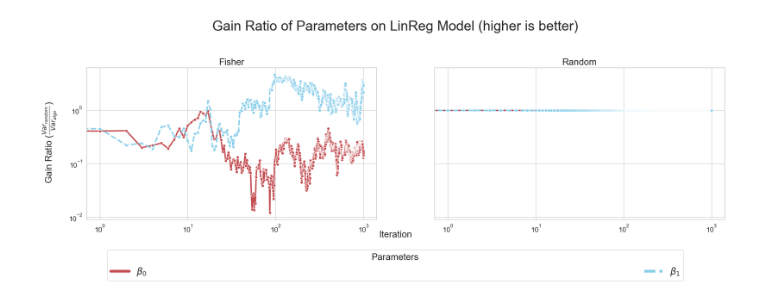
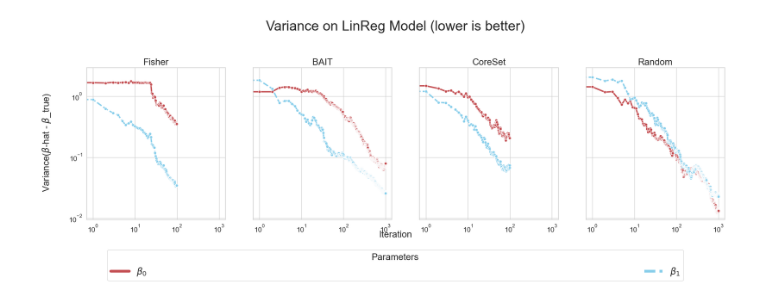
Before and after one commit to pingle14/ActiveLearningProj, a Jupyter notebook: notebook_analysis/plot_maker.ipynb, the cells around one changed output. Saved outputs shown, nothing was run; the diff lists cells and outputs as text; code cells hidden in the pictures.

```diff
--- a/notebook_analysis/plot_maker.ipynb
+++ b/notebook_analysis/plot_maker.ipynb
@@ -75,24 +117,35 @@ def simulate_algo(ax, algo_name="Fisher", logscale=False, calc_gain=True):
 from collections import OrderedDict
 
 
-def plot_sims(logscale=False, calc_gain = True):
+def plot_param_sims(logscale=False, calc_gain=False, varX=False):
     figsz = (25, 6)
-    algos = ["Fisher"] # , "BAIT", "CoreSet"
-    if calc_gain:
-        algos.append("Random")
+    algos = ["Fisher", "BAIT", "CoreSet", "Random"]  #
+
     fig, axes = plt.subplots(1, len(algos), figsize=figsz, sharex=True, sharey=True)
     fig.suptitle(
-        f"{'Gain Ratio' if calc_gain else 'Variance'} of Parameters on LinReg Model ({'higher' if calc_gain else 'lower'} is better)\n",
+        f"{'Gain Ratio' if calc_gain else 'Variance'} on LinReg Model ({'higher' if calc_gain else 'lower'} is better)\n",
         size=30,
         y=1.12,
     )
-    y_label = r"Gain Ratio ($\frac{Var_{random}}{Var_{algo}}$)" if calc_gain else r"Variance($\beta$-hat - $\beta$_true)"
+    var_arg = r"Variance($x$)" if varX else r"Variance($\beta$-hat - $\beta$_true)"
+    y_label = (
+        r"Gain Ratio ($\frac{Var_{random}}{Var_{algo}}$) using " + var_arg
+        if calc_gain
+        else var_arg
+    )
 
     fig.supylabel(y_label, size=20, x=0.07)
     fig.supxlabel("Iteration", size=20)
 
     for ax_indx, algo in enumerate(algos):
-        simulate_algo(axes[ax_indx], algo, logscale, calc_gain=calc_gain)
+        variances_df = simulate_algo(algo, varX)
+        graph_convergence(
+            axes[ax_indx],
+            algo,
+            data=variances_df,
+            logscale=logscale,
+            calc_gain=calc_gain,
+        )
 
     handles, labels = plt.gca().get_legend_handles_labels()
     labels = [r"$\beta_" + str(l) + r"$" for l in labels]
@@ -102,7 +155,7 @@ def plot_sims(logscale=False, calc_gain = True):
         by_label.keys(),
         prop={"size": 20},
         bbox_to_anchor=(0.15, -0.2, 0.7, 0.102),
-        ncol=2,#5,
+        ncol=2,  # 5,
         loc="lower left",
         mode="expand",
         borderaxespad=0.0,
@@ -119,4 +167,4 @@ TypeError: 'Axes' object is not subscriptable
-# %%
-plot_sims(logscale=True, calc_gain=True)
-# %% [output]
-[figure, removed]
+# %%
+plot_param_sims(logscale=True)
+# %% [output]
+[figure, added]
```
Also changed, not shown: parts of 4 cells of this notebook, 24 other files.
